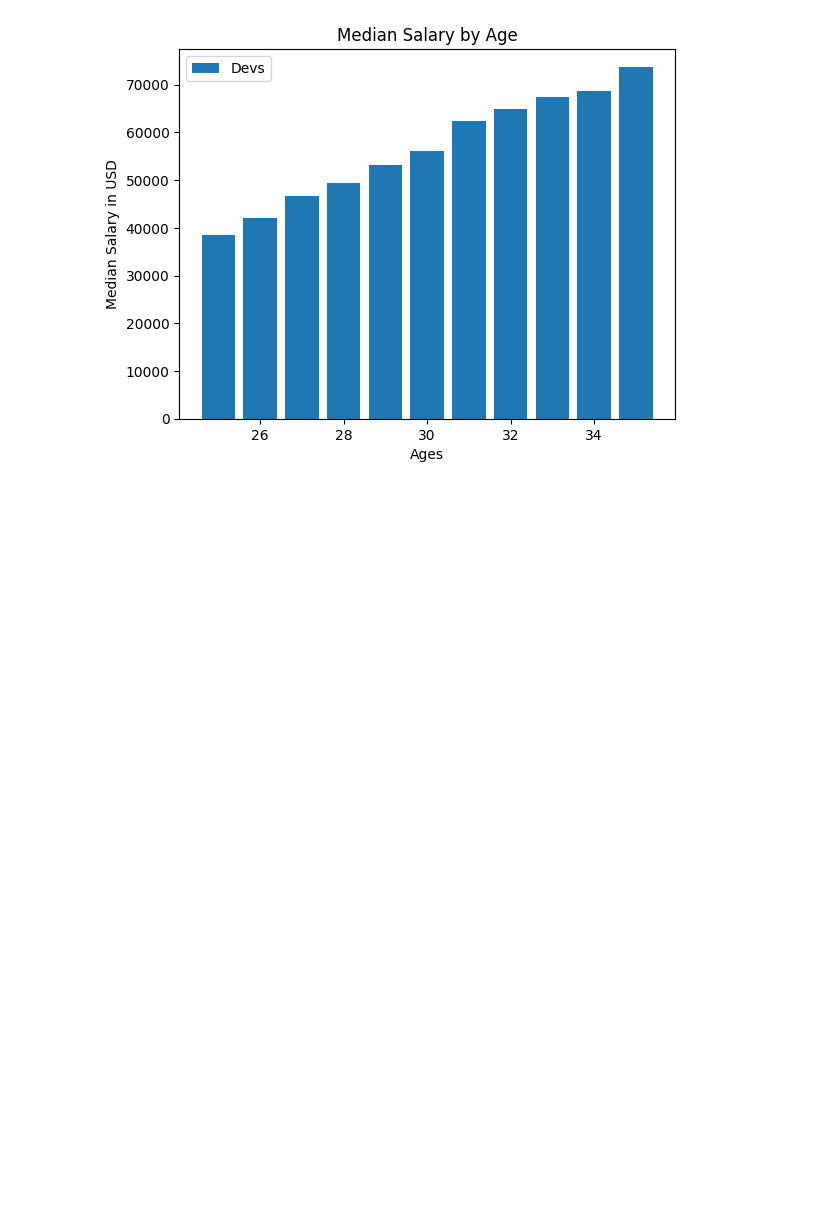
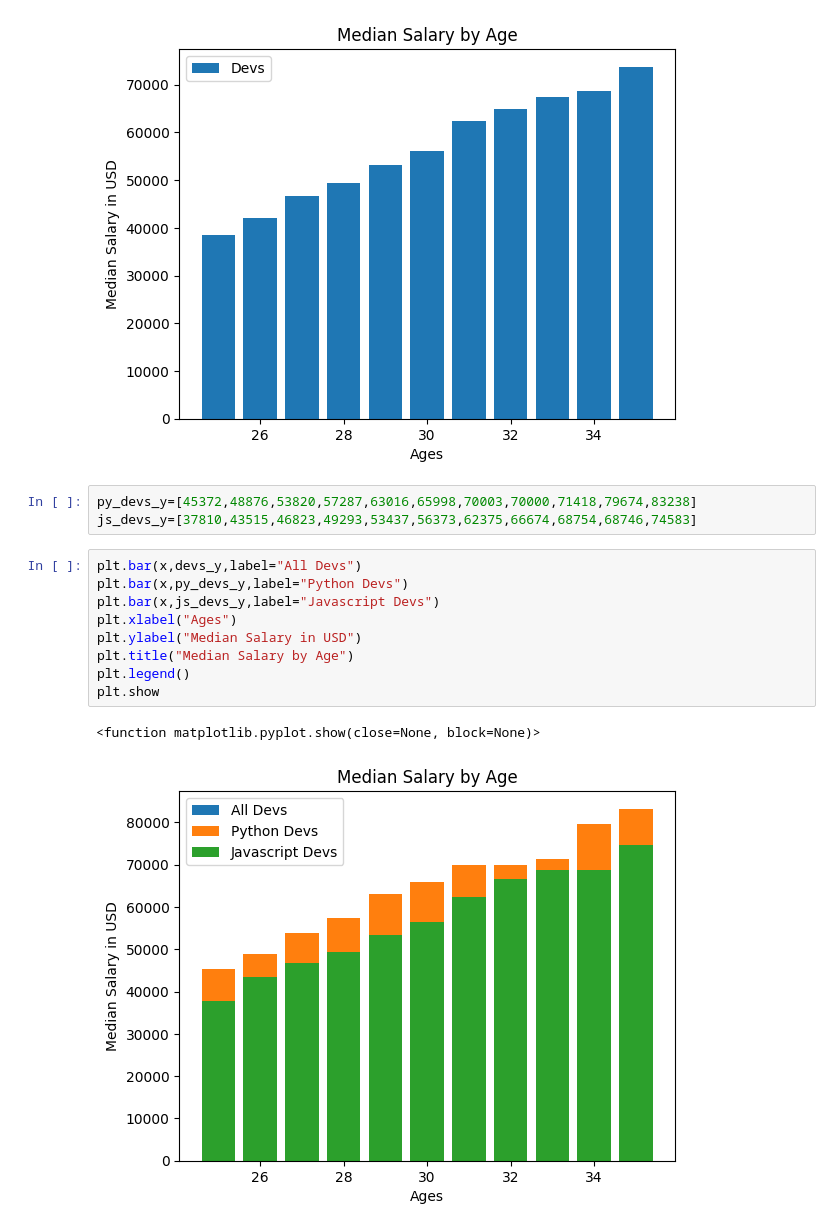
Before and after one commit to V-Adithya/DAV-Python, a Jupyter notebook: DAV Labsheet 2.ipynb, the cells around one changed output. Saved outputs shown, nothing was run; the diff lists cells and outputs as text; blank space fills up the shorter version.

```diff
--- a/DAV Labsheet 2.ipynb
+++ b/DAV Labsheet 2.ipynb
@@ -17,3 +17,18 @@ plt.show
 # %% [output]
 <function matplotlib.pyplot.show(close=None, block=None)>
 [figure]
+# %%
+py_devs_y=[45372,48876,53820,57287,63016,65998,70003,70000,71418,79674,83238]
+js_devs_y=[37810,43515,46823,49293,53437,56373,62375,66674,68754,68746,74583]
+# %%
+plt.bar(x,devs_y,label="All Devs")
+plt.bar(x,py_devs_y,label="Python Devs")
+plt.bar(x,js_devs_y,label="Javascript Devs")
+plt.xlabel("Ages")
+plt.ylabel("Median Salary in USD")
+plt.title("Median Salary by Age")
+plt.legend()
+plt.show
+# %% [output]
+<function matplotlib.pyplot.show(close=None, block=None)>
+[figure, added]
```
Also changed, not shown: parts of 2 cells of this notebook.
